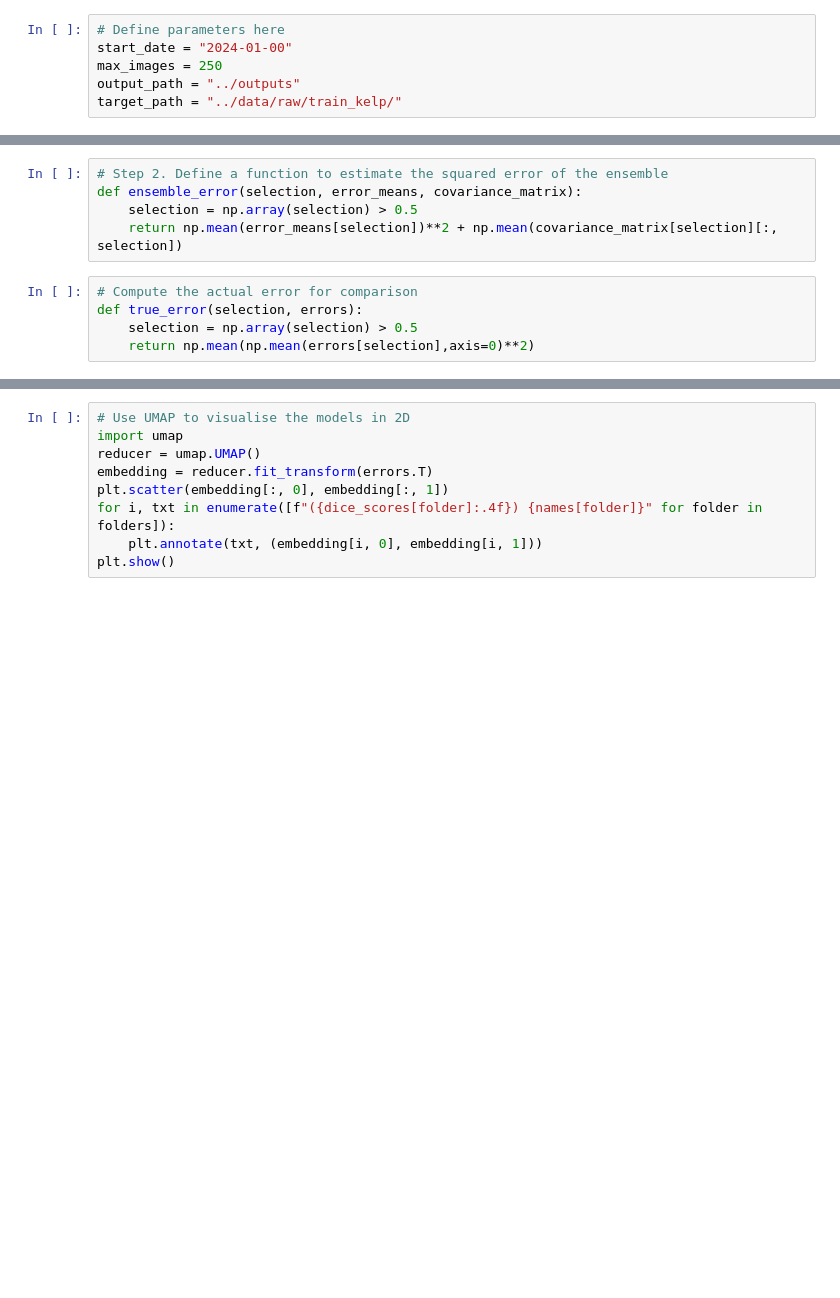
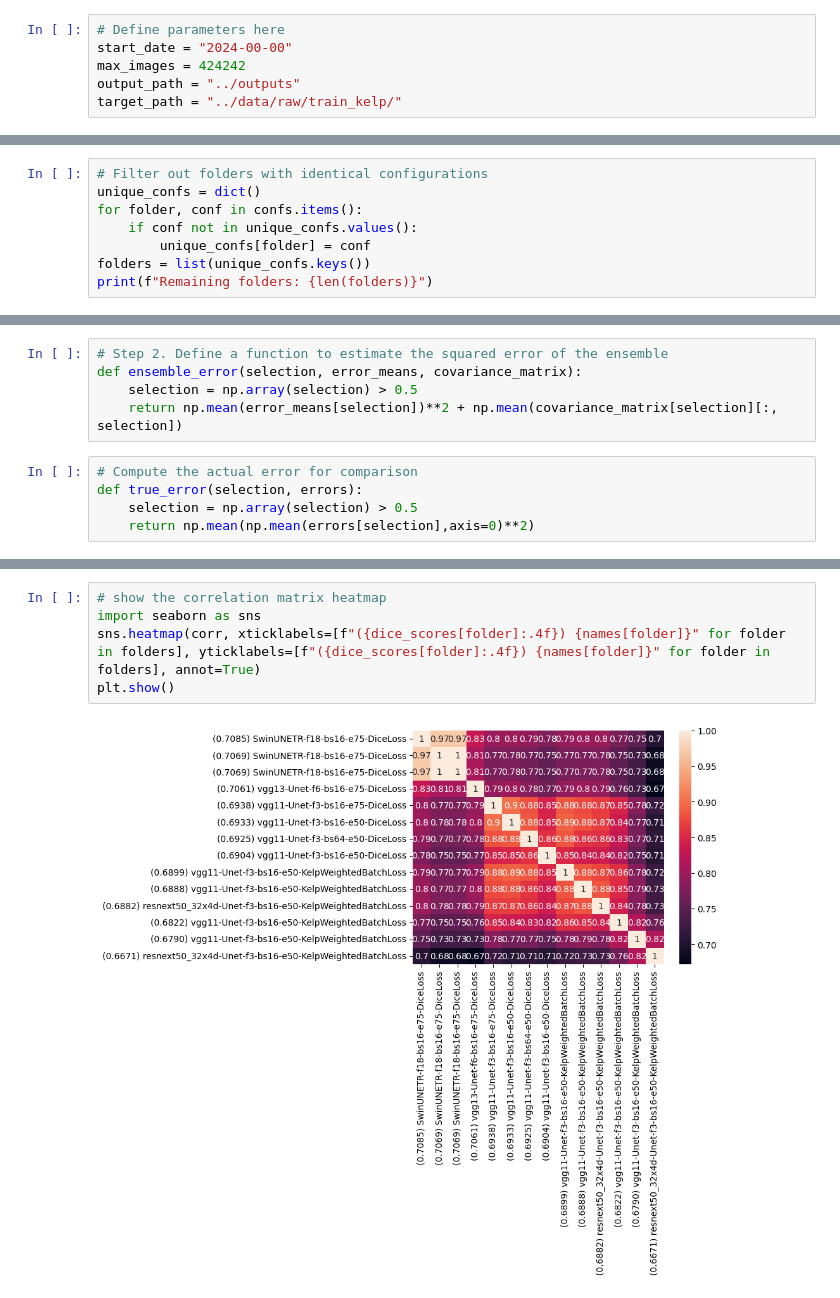
Before and after one commit to TeamEpochGithub/iv-q2-detect-kelp, a Jupyter notebook: notebooks/ensemble-selection.ipynb, the cells around one changed output, grey strips where cells are left out. Drawn from its saved outputs; the diff is of its cells as text; blank space fills up the shorter version.

```diff
--- a/notebooks/ensemble-selection.ipynb
+++ b/notebooks/ensemble-selection.ipynb
@@ -8,8 +8,8 @@ import skimage
 from tqdm.notebook import tqdm, trange
 # %%
 # Define parameters here
-start_date = "2024-01-00"
-max_images = 250
+start_date = "2024-00-00"
+max_images = 424242
 output_path = "../outputs"
 target_path = "../data/raw/train_kelp/"
 # %%
@@ -52,0 +56,8 @@ for day_folder in glob.glob(os.path.join(output_path, "*/")):
+# %%
+# Filter out folders with identical configurations
+unique_confs = dict()
+for folder, conf in confs.items():
+    if conf not in unique_confs.values():
+        unique_confs[folder] = conf
+folders = list(unique_confs.keys())
+print(f"Remaining folders: {len(folders)}")
@@ -188,9 +229,7 @@ plt.show()
-# %%
-# Use UMAP to visualise the models in 2D
-import umap
-reducer = umap.UMAP()
-embedding = reducer.fit_transform(errors.T)
-plt.scatter(embedding[:, 0], embedding[:, 1])
-for i, txt in enumerate([f"({dice_scores[folder]:.4f}) {names[folder]}" for folder in folders]):
-    plt.annotate(txt, (embedding[i, 0], embedding[i, 1]))
-plt.show()
+# %%
+# show the correlation matrix heatmap
+import seaborn as sns
+sns.heatmap(corr, xticklabels=[f"({dice_scores[folder]:.4f}) {names[folder]}" for folder in folders], yticklabels=[f"({dice_scores[folder]:.4f}) {names[folder]}" for folder in folders], annot=True)
+plt.show()
+# %% [output]
+[figure, added]
```
Also changed, not shown: parts of 10 cells of this notebook.
